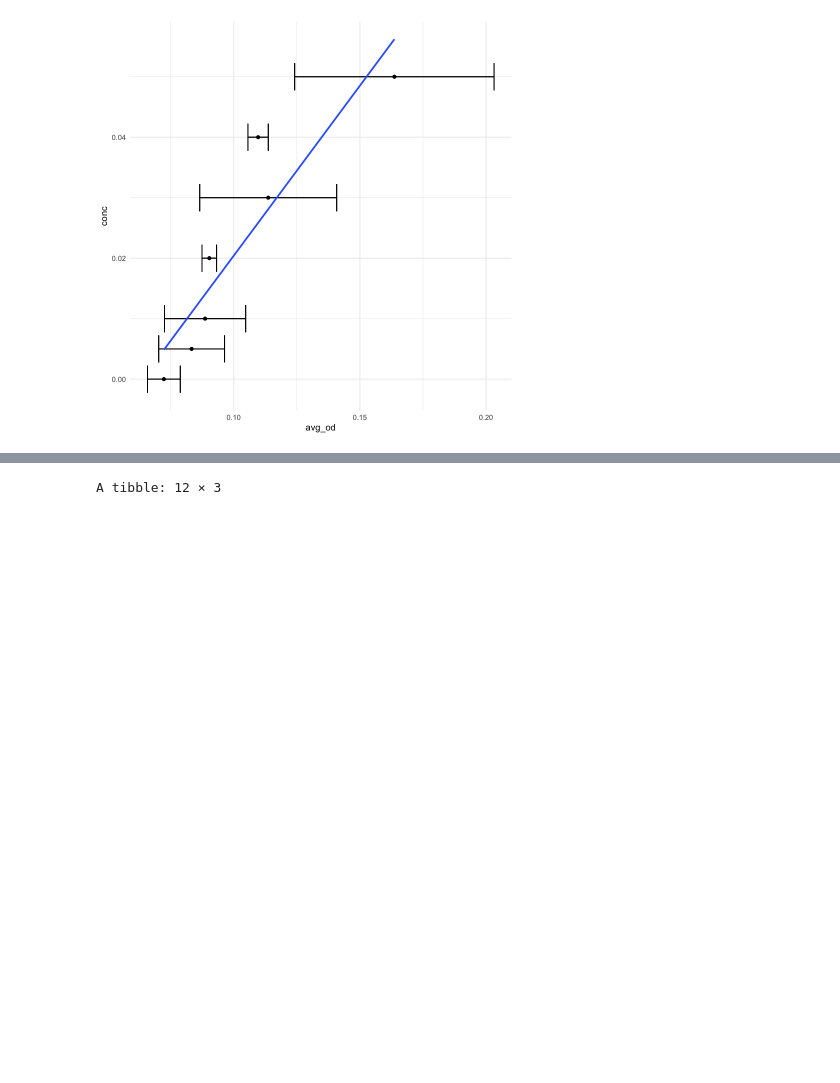
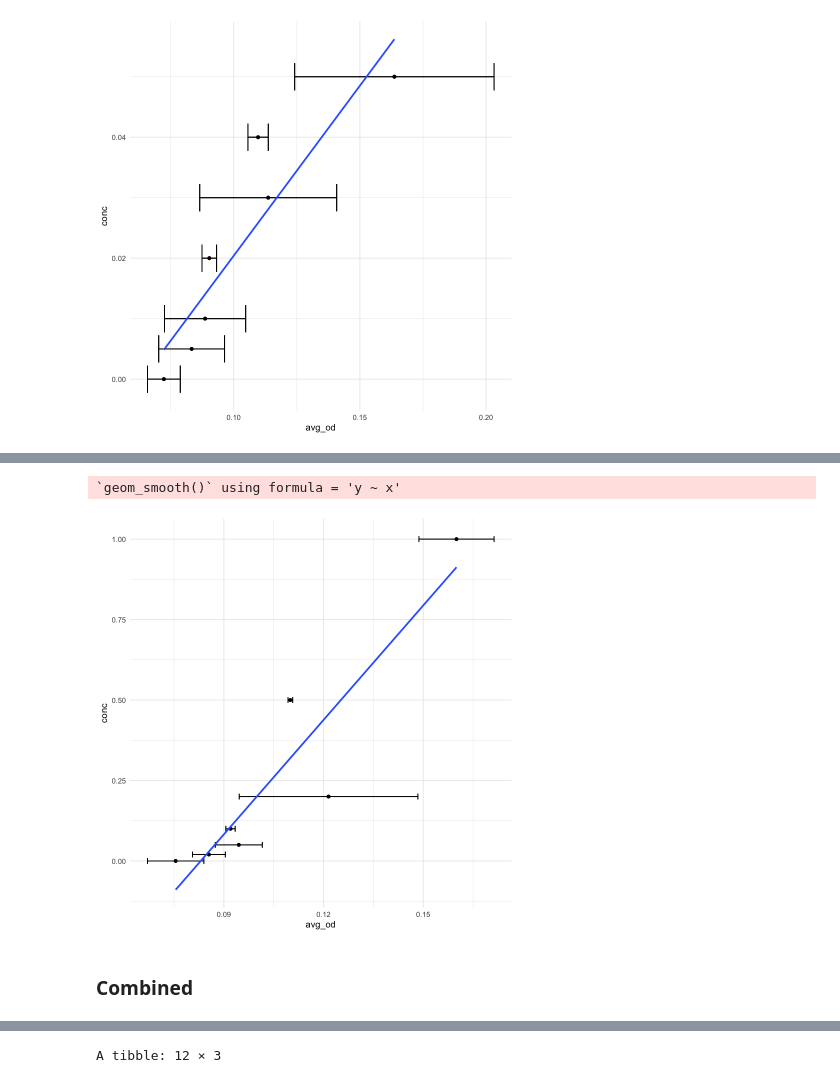
Before and after one commit to brookewicz/LabNotebook, a Jupyter notebook: Nutrients/no3_calc.ipynb, the cells around one changed output, grey strips where cells are left out. Drawn from its saved outputs; the diff is of its cells as text; code cells hidden in the pictures; blank space fills up the shorter version.

```diff
--- a/Nutrients/no3_calc.ipynb
+++ b/Nutrients/no3_calc.ipynb
@@ -369,0 +506,11 @@ ggplot(low_long, aes(x = avg_od, y = conc)) +
+# %%
+ggplot(hi_long, aes(x = avg_od, y = conc)) +
+  geom_point() +  # Plot the average OD
+  geom_errorbarh(aes(xmin = avg_od - sd, xmax = avg_od + sd)) +  # Add horizontal error bars
+  geom_smooth(method = "lm", se = FALSE, linetype = "solid") +  # Add regression line
+  theme_minimal()
+# %% [output]
+`geom_smooth()` using formula = 'y ~ x'
+[figure, added]
+# %% [markdown]
+### Combined
```
Also changed, not shown: parts of 61 cells of this notebook, 1 other file.
